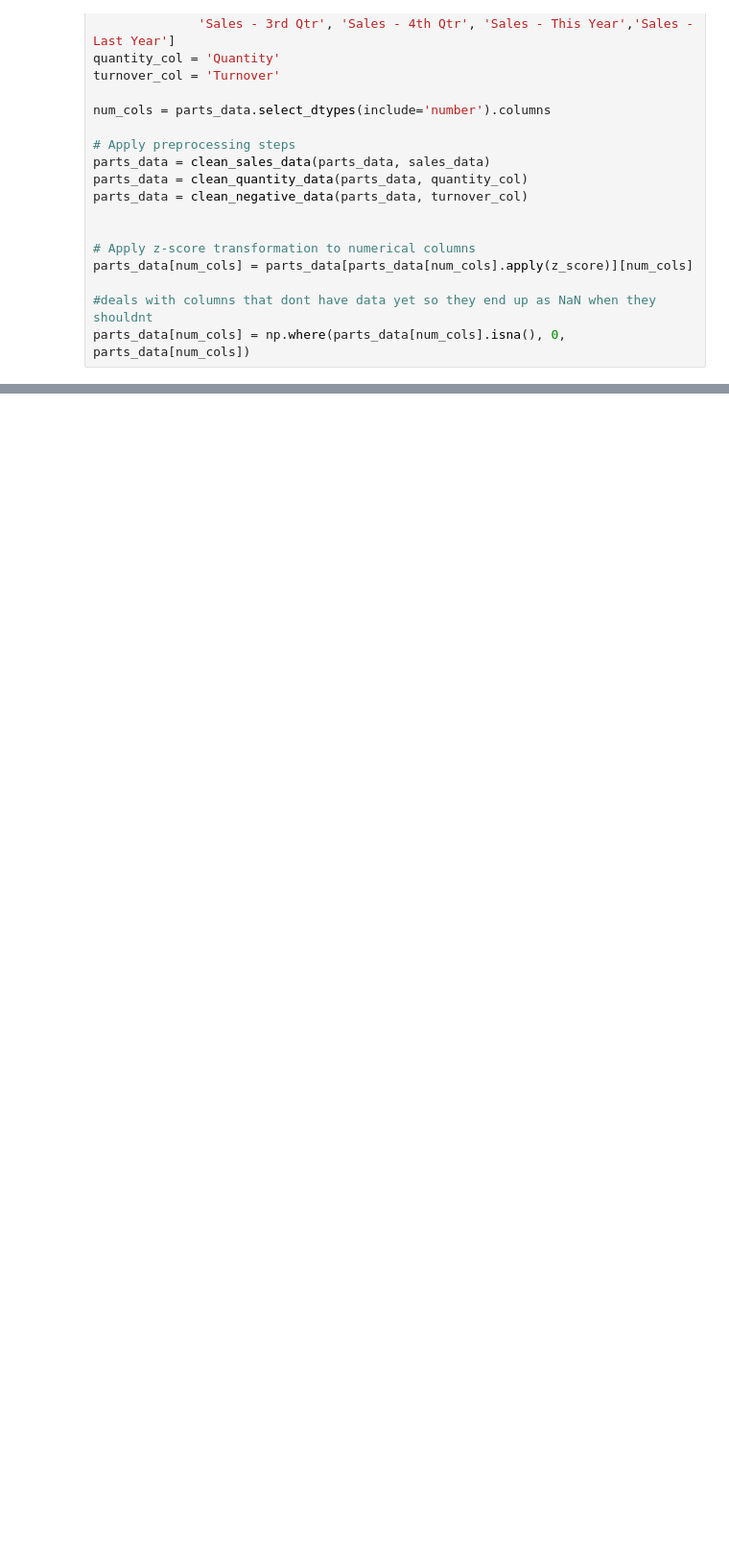
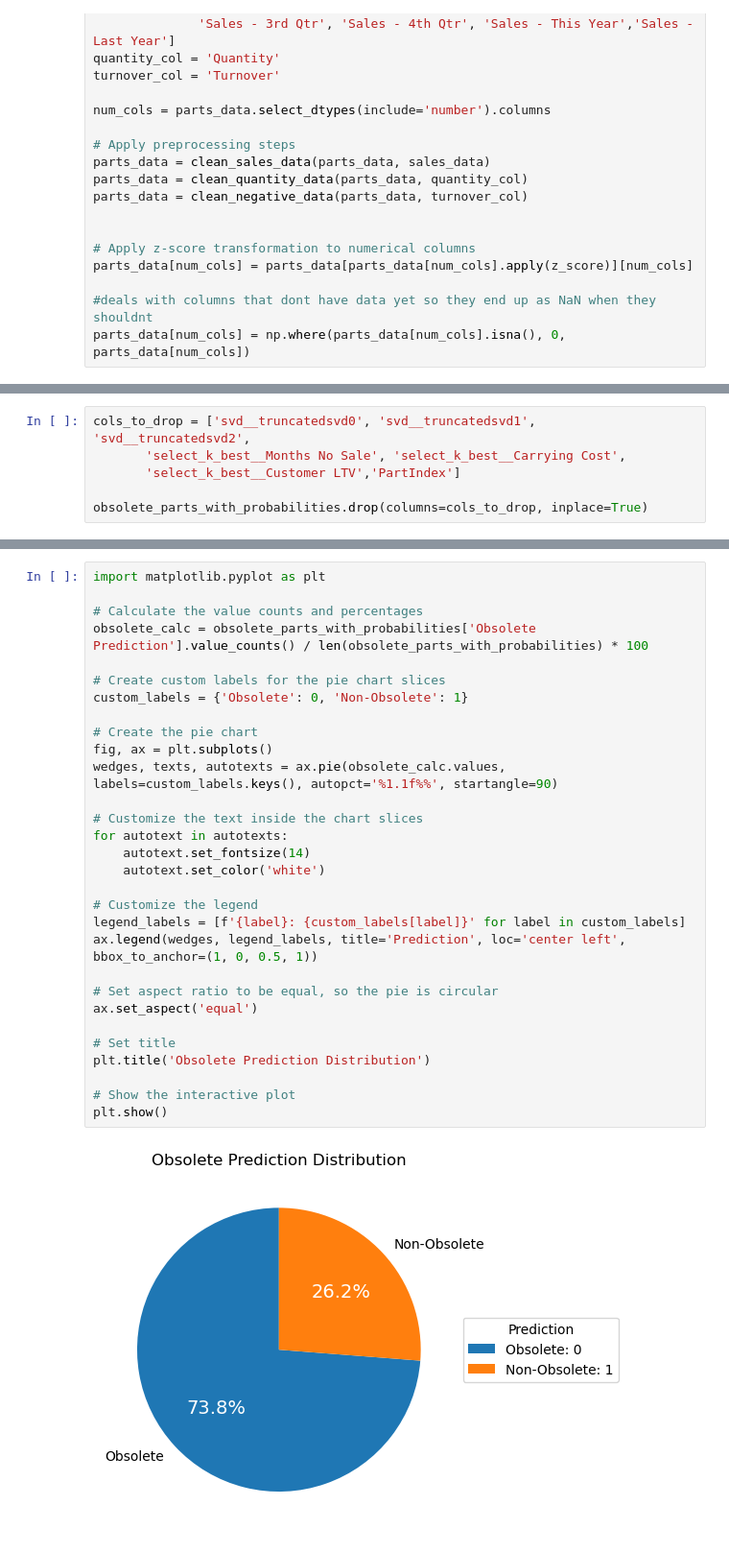
Before and after one commit to skyler22wilson/final_project, a Jupyter notebook: notebooks/obsolete_predictor.ipynb, the cells around one changed output, grey strips where cells are left out. Shown: that part at 96% size. Cells and saved outputs as stored; diff of their text form; blank space fills up the shorter version.

```diff
--- a/notebooks/obsolete_predictor.ipynb
+++ b/notebooks/obsolete_predictor.ipynb
@@ -194,0 +243,6 @@ obsolete_parts_with_probabilities.sort_values(by=['Turnover'], ascending=False)
+# %%
+cols_to_drop = ['svd__truncatedsvd0', 'svd__truncatedsvd1', 'svd__truncatedsvd2',
+       'select_k_best__Months No Sale', 'select_k_best__Carrying Cost',
+       'select_k_best__Customer LTV','PartIndex']
+
+obsolete_parts_with_probabilities.drop(columns=cols_to_drop, inplace=True)
@@ -194,0 +265,32 @@ obsolete_parts_with_probabilities.sort_values(by=['Turnover'], ascending=False)
+# %%
+import matplotlib.pyplot as plt
+
+# Calculate the value counts and percentages
+obsolete_calc = obsolete_parts_with_probabilities['Obsolete Prediction'].value_counts() / len(obsolete_parts_with_probabilities) * 100
+
+# Create custom labels for the pie chart slices
+custom_labels = {'Obsolete': 0, 'Non-Obsolete': 1}
+
+# Create the pie chart
+fig, ax = plt.subplots()
+wedges, texts, autotexts = ax.pie(obsolete_calc.values, labels=custom_labels.keys(), autopct='%1.1f%%', startangle=90)
+
+# Customize the text inside the chart slices
+for autotext in autotexts:
+    autotext.set_fontsize(14)
+    autotext.set_color('white')
+
+# Customize the legend
+legend_labels = [f'{label}: {custom_labels[label]}' for label in custom_labels]
+ax.legend(wedges, legend_labels, title='Prediction', loc='center left', bbox_to_anchor=(1, 0, 0.5, 1))
+
+# Set aspect ratio to be equal, so the pie is circular
+ax.set_aspect('equal')
+
+# Set title
+plt.title('Obsolete Prediction Distribution')
+
+# Show the interactive plot
+plt.show()
+# %% [output]
+[figure, added]
```
Also changed, not shown: parts of 7 cells of this notebook, 9 other files.
